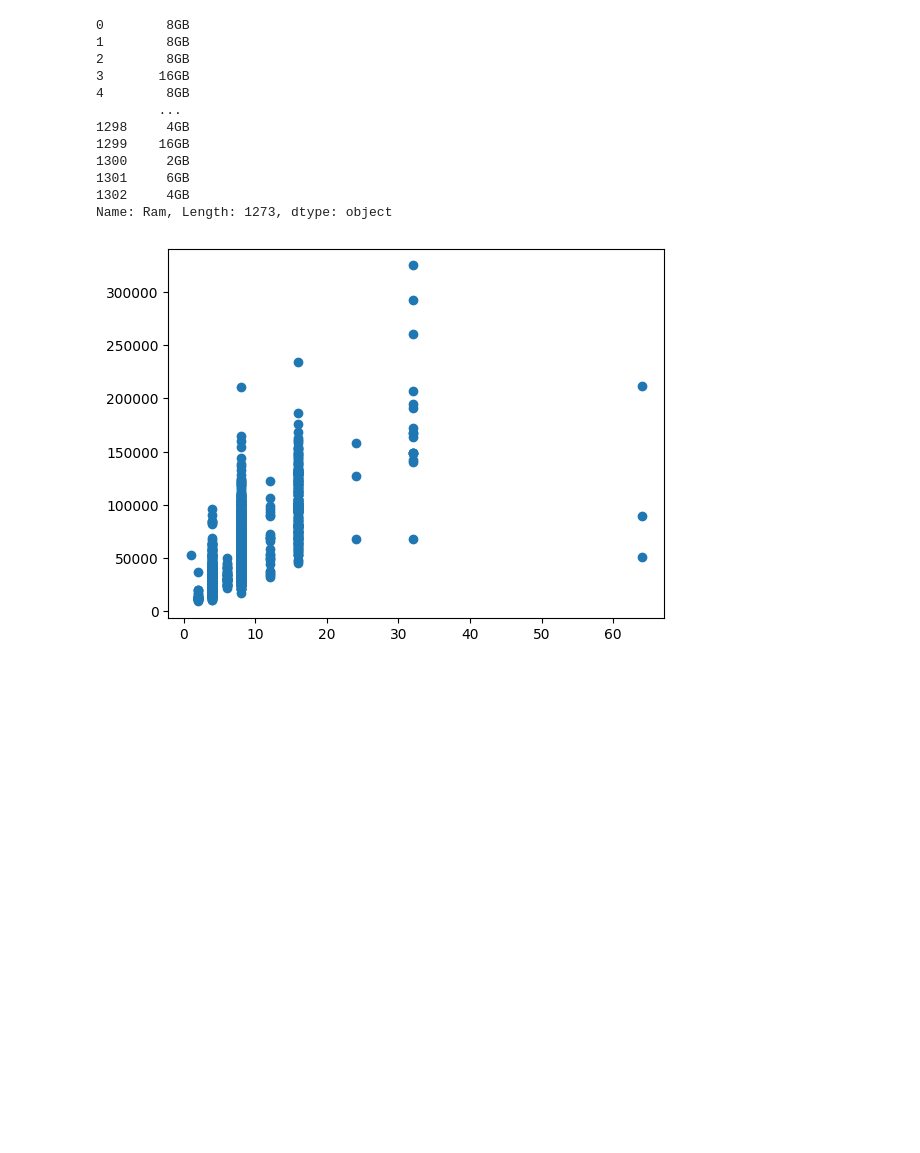
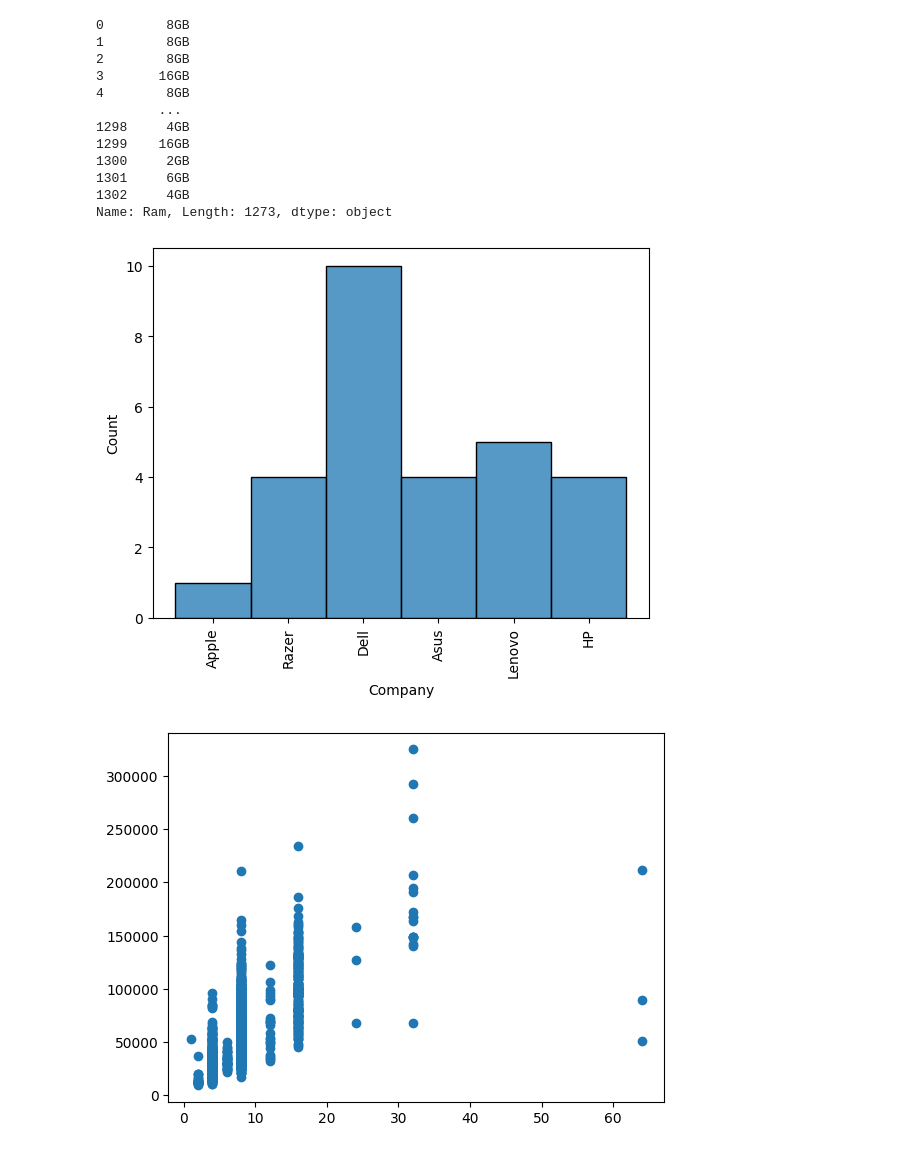
Before and after one commit to GaddamJhushiketh/project, a Jupyter notebook: Laptop_Price_ Analysis.ipynb, the cells around one changed output. Saved outputs shown, nothing was run; the diff lists cells and outputs as text; code cells hidden in the pictures; blank space fills up the shorter version.

```diff
--- a/Laptop_Price_ Analysis.ipynb
+++ b/Laptop_Price_ Analysis.ipynb
@@ -252,0 +254,6 @@ data['Ram'] = data['Ram'].str.replace("GB","").astype(int)
+# %%
+sns.histplot(data_premium['Company'])
+plt.xticks(rotation=90)
+plt.show()
+# %% [output]
+[figure, added]
```
Also changed, not shown: parts of 21 cells of this notebook.
